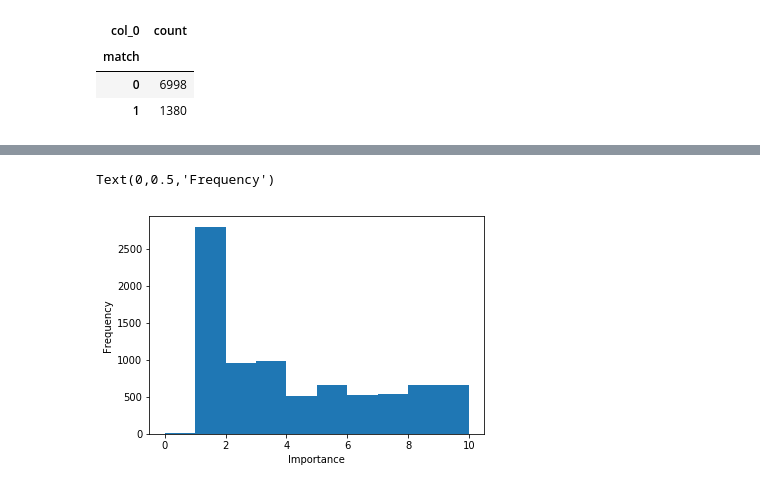
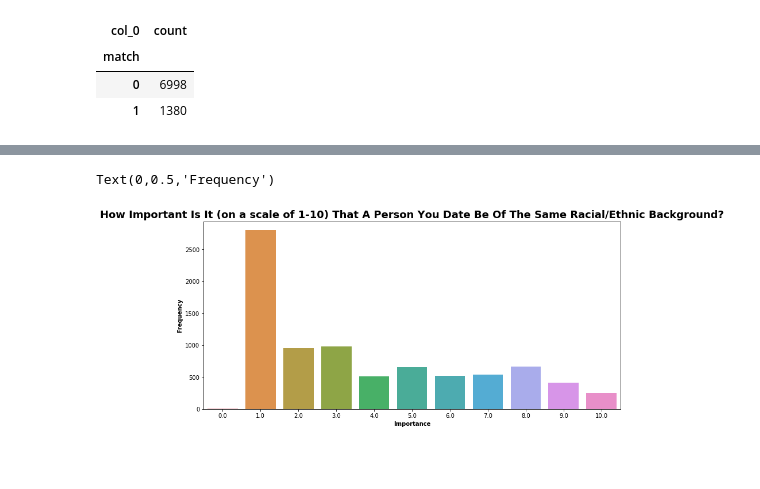
Before and after one commit to hans17larson/hans17larson.github.io, a Jupyter notebook: data/Speed Dating Analysis.ipynb, the cells around one changed output, grey strips where cells are left out. Cells and saved outputs as stored; diff of their text form; code cells hidden in the pictures; blank space fills up the shorter version.

```diff
--- a/data/Speed Dating Analysis.ipynb
+++ b/data/Speed Dating Analysis.ipynb
@@ -136,9 +65,10 @@ sns.heatmap(corr,
-# %%
-# distribution of how important that a person you date be of the same racial/ethnic background
-imprace = dating[np.isfinite(dating['imprace'])]['imprace']
-plt.hist(imprace.values)
-plt.xlabel('Importance')
-plt.ylabel('Frequency')
-# %% [output]
-Text(0,0.5,'Frequency')
-[figure, removed]
+# %%
+plt.figure(figsize=(13,6))
+plt.title('How Important Is It (on a scale of 1-10) That A Person You Date Be Of The Same Racial/Ethnic Background?', fontsize=18, fontweight='bold')
+sns.countplot(dating['imprace'])
+plt.xlabel('Importance', fontweight='bold')
+plt.ylabel('Frequency', fontweight='bold')
+# get rid of "0" column
+# %% [output]
+Text(0,0.5,'Frequency')
+[figure, added]
```
Also changed, not shown: parts of 37 cells of this notebook.
